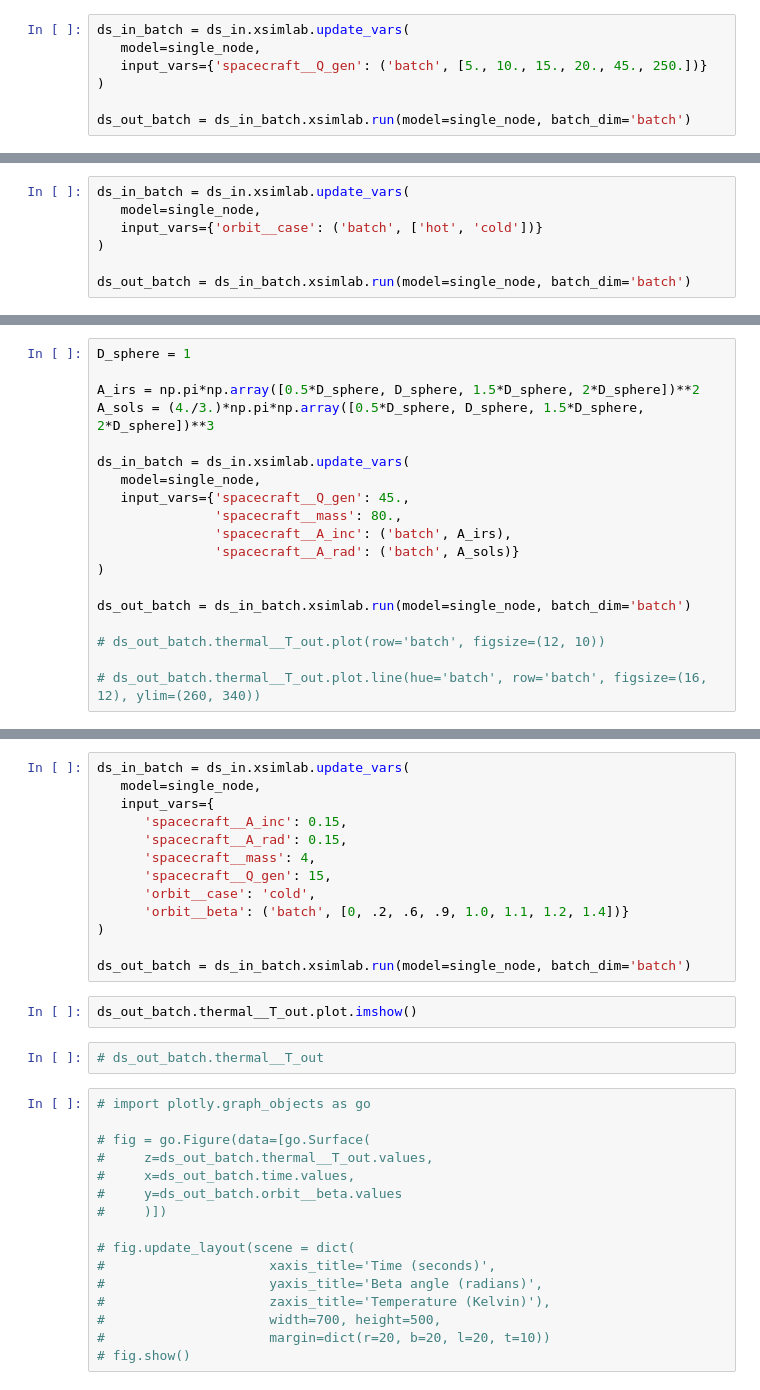
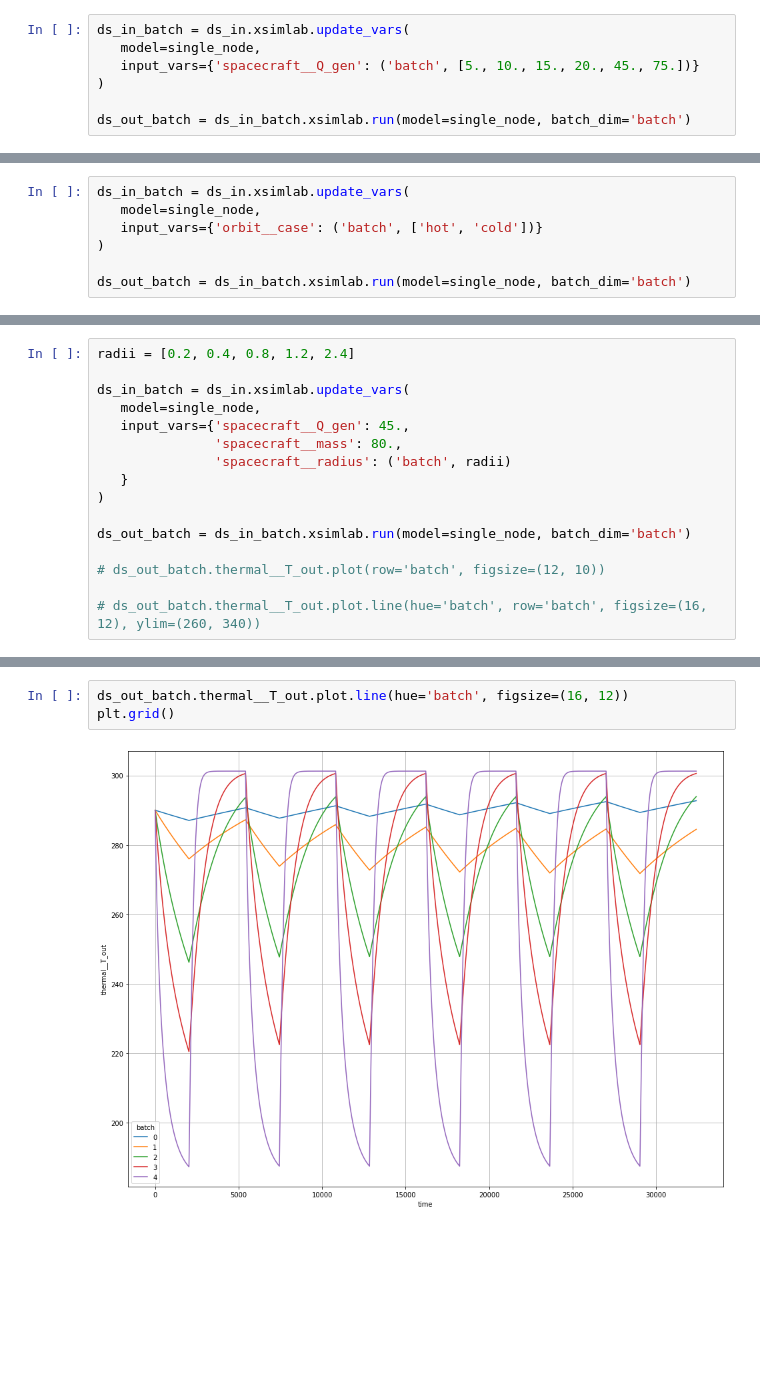
Before and after one commit to lalligagger/leo-thermal, a Jupyter notebook: single_node_simlab.ipynb, the cells around one changed output, grey strips where cells are left out. Drawn from its saved outputs; the diff is of its cells as text; blank space fills up the shorter version.

```diff
--- a/single_node_simlab.ipynb
+++ b/single_node_simlab.ipynb
@@ -130,7 +172,7 @@ ds_out_batch
 # %%
 ds_in_batch = ds_in.xsimlab.update_vars(
    model=single_node,
-   input_vars={'spacecraft__Q_gen': ('batch', [5., 10., 15., 20., 45., 250.])}
+   input_vars={'spacecraft__Q_gen': ('batch', [5., 10., 15., 20., 45., 75.])}
 )
 
 ds_out_batch = ds_in_batch.xsimlab.run(model=single_node, batch_dim='batch')
@@ -150,15 +196,12 @@ plt.grid()
 # %%
-D_sphere = 1
-
-A_irs = np.pi*np.array([0.5*D_sphere, D_sphere, 1.5*D_sphere, 2*D_sphere])**2
-A_sols = (4./3.)*np.pi*np.array([0.5*D_sphere, D_sphere, 1.5*D_sphere, 2*D_sphere])**3
+radii = [0.2, 0.4, 0.8, 1.2, 2.4]
 
 ds_in_batch = ds_in.xsimlab.update_vars(
    model=single_node,
    input_vars={'spacecraft__Q_gen': 45.,
                'spacecraft__mass': 80.,
-               'spacecraft__A_inc': ('batch', A_irs),
-               'spacecraft__A_rad': ('batch', A_sols)}
+               'spacecraft__radius': ('batch', radii)
+   }
 )
 
 ds_out_batch = ds_in_batch.xsimlab.run(model=single_node, batch_dim='batch')
@@ -181,33 +212,5 @@ ds_out_batch
-# %%
-ds_in_batch = ds_in.xsimlab.update_vars(
-   model=single_node,
-   input_vars={
-      'spacecraft__A_inc': 0.15,
-      'spacecraft__A_rad': 0.15,
-      'spacecraft__mass': 4,
-      'spacecraft__Q_gen': 15,
-      'orbit__case': 'cold',
-      'orbit__beta': ('batch', [0, .2, .6, .9, 1.0, 1.1, 1.2, 1.4])}
-)
-
-ds_out_batch = ds_in_batch.xsimlab.run(model=single_node, batch_dim='batch')
-# %%
-ds_out_batch.thermal__T_out.plot.imshow()
-# %%
-# ds_out_batch.thermal__T_out
-# %%
-# import plotly.graph_objects as go
-
-# fig = go.Figure(data=[go.Surface(
-#     z=ds_out_batch.thermal__T_out.values,
-#     x=ds_out_batch.time.values,
-#     y=ds_out_batch.orbit__beta.values
-#     )])
-
-# fig.update_layout(scene = dict(
-#                     xaxis_title='Time (seconds)',
-#                     yaxis_title='Beta angle (radians)',
-#                     zaxis_title='Temperature (Kelvin)'),
-#                     width=700, height=500,
-#                     margin=dict(r=20, b=20, l=20, t=10))
-# fig.show()
+# %%
+ds_out_batch.thermal__T_out.plot.line(hue='batch', figsize=(16, 12))
+plt.grid()
+# %% [output]
+[figure, added]
```
Also changed, not shown: parts of 16 cells of this notebook, 2 other files.
